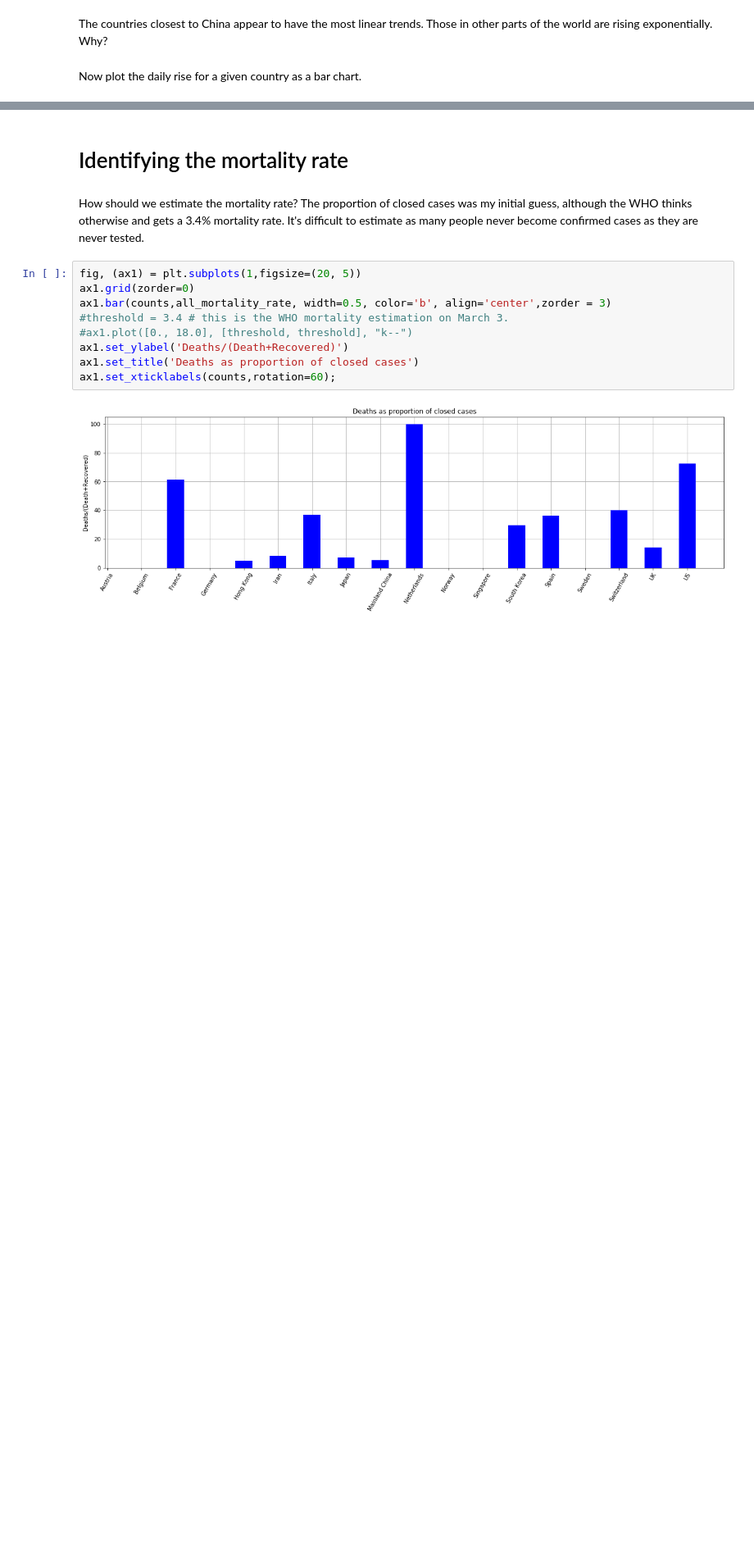
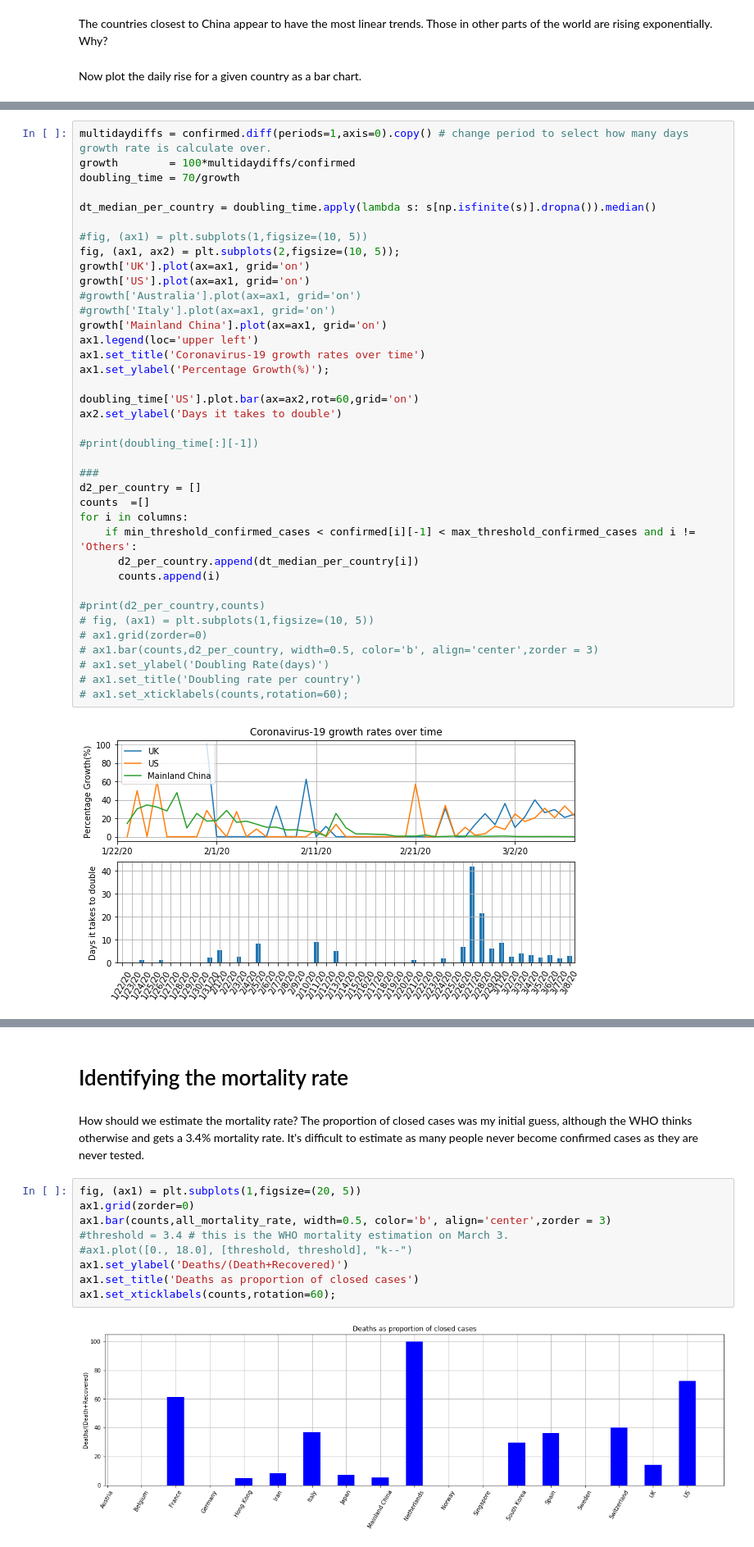
Before and after one commit to JeanRintoul/Covid-19, a Jupyter notebook: Covid.ipynb, the cells around one changed output, grey strips where cells are left out. Shown at 82% size. Cells and saved outputs as stored; diff of their text form; blank space fills up the shorter version.

```diff
--- a/Covid.ipynb
+++ b/Covid.ipynb
@@ -85,0 +121,40 @@ Here we'd put number of days it takes to double. 100((Present-Past)/Past
+# %%
+multidaydiffs = confirmed.diff(periods=1,axis=0).copy() # change period to select how many days growth rate is calculate over.
+growth        = 100*multidaydiffs/confirmed
+doubling_time = 70/growth
+
+dt_median_per_country = doubling_time.apply(lambda s: s[np.isfinite(s)].dropna()).median()
+
+#fig, (ax1) = plt.subplots(1,figsize=(10, 5))
+fig, (ax1, ax2) = plt.subplots(2,figsize=(10, 5));
+growth['UK'].plot(ax=ax1, grid='on')
+growth['US'].plot(ax=ax1, grid='on')
+#growth['Australia'].plot(ax=ax1, grid='on')
+#growth['Italy'].plot(ax=ax1, grid='on')
+growth['Mainland China'].plot(ax=ax1, grid='on')
+ax1.legend(loc='upper left')
+ax1.set_title('Coronavirus-19 growth rates over time')
+ax1.set_ylabel('Percentage Growth(%)');
+
+doubling_time['US'].plot.bar(ax=ax2,rot=60,grid='on')
+ax2.set_ylabel('Days it takes to double')
+
+#print(doubling_time[:][-1])
+
+###
+d2_per_country = []
+counts  =[]
+for i in columns:
+    if min_threshold_confirmed_cases < confirmed[i][-1] < max_threshold_confirmed_cases and i != 'Others':
+      d2_per_country.append(dt_median_per_country[i])
+      counts.append(i)
+
+#print(d2_per_country,counts)
+# fig, (ax1) = plt.subplots(1,figsize=(10, 5))
+# ax1.grid(zorder=0)
+# ax1.bar(counts,d2_per_country, width=0.5, color='b', align='center',zorder = 3)
+# ax1.set_ylabel('Doubling Rate(days)')
+# ax1.set_title('Doubling rate per country')
+# ax1.set_xticklabels(counts,rotation=60);
+# %% [output]
+[figure, added]
```
Also changed, not shown: parts of 9 cells of this notebook.
